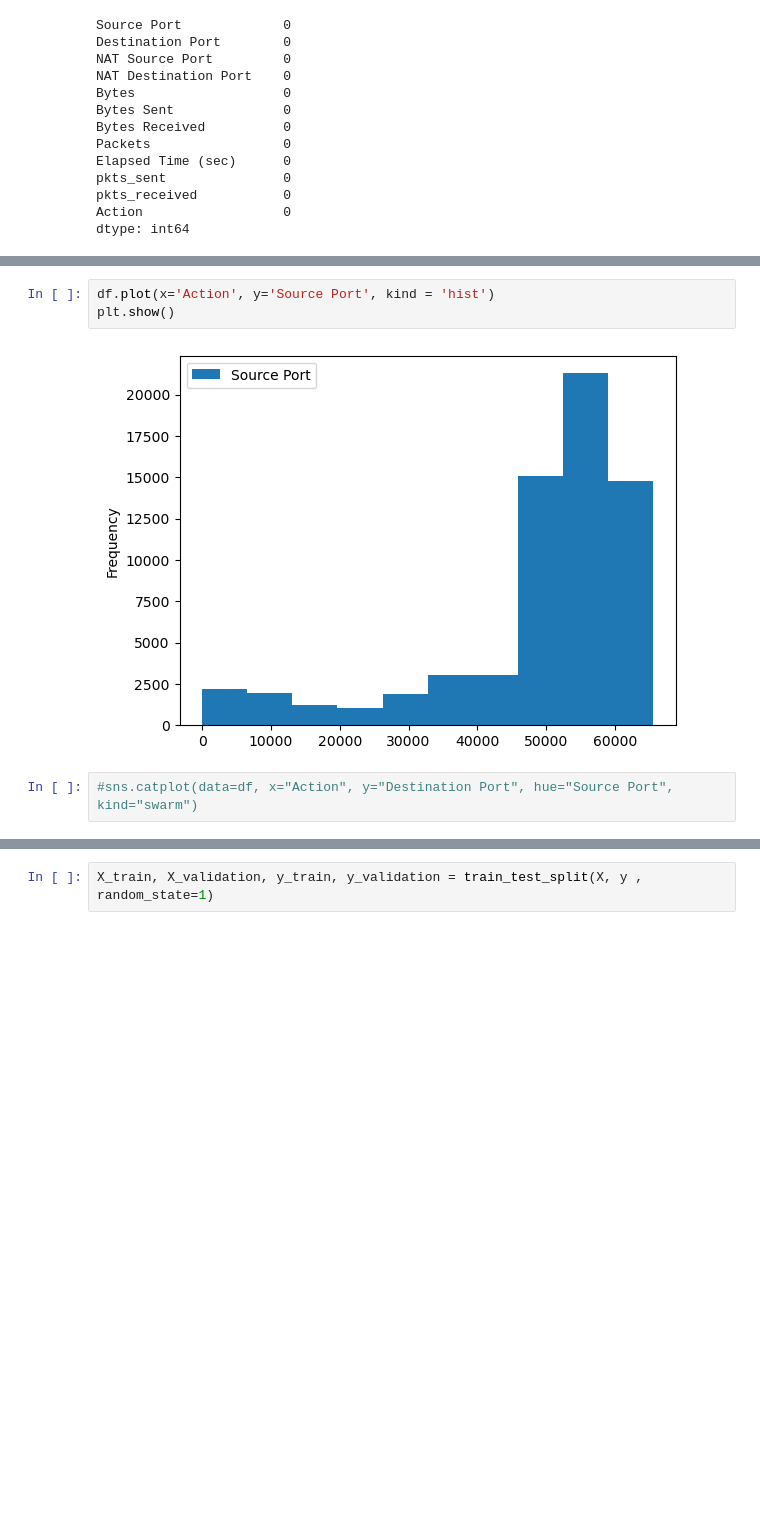
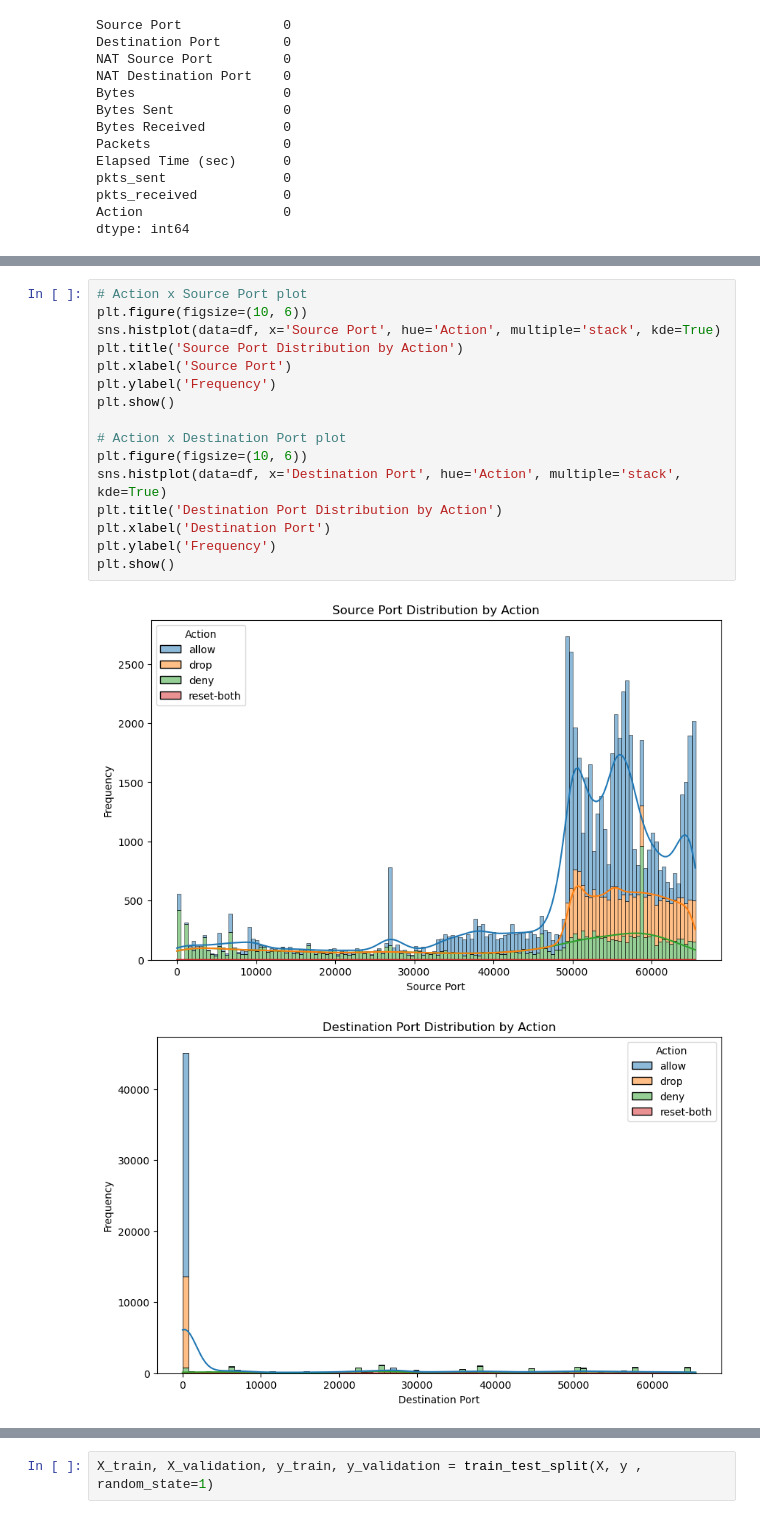
Before and after one commit to tamirisrd/ML_CA1, a Jupyter notebook: TamirisRodriguesDuarte_ML_CA1.ipynb, the cells around one changed output, grey strips where cells are left out. Drawn from its saved outputs; the diff is of its cells as text; blank space fills up the shorter version.

```diff
--- a/TamirisRodriguesDuarte_ML_CA1.ipynb
+++ b/TamirisRodriguesDuarte_ML_CA1.ipynb
@@ -111,11 +123,23 @@ df.describe()
 | 50% | 53776.500000 | 445.000000 | 8820.500000 | 53.000000 | 1.680000e+02 | 9.000000e+01 | ... |
 | 75% | 58638.000000 | 15000.000000 | 38366.250000 | 443.000000 | 7.522500e+02 | 2.100000e+02 | ... |
 | max | 65534.000000 | 65535.000000 | 65535.000000 | 65535.000000 | 1.269359e+09 | 9.484772e+08 | ... |
-# %%
-df.plot(x='Action', y='Source Port', kind = 'hist')
-plt.show()
-# %% [output]
-[figure, removed]
-# %%
-#sns.catplot(data=df, x="Action", y="Destination Port", hue="Source Port", kind="swarm")
+# %%
+# Action x Source Port plot
+plt.figure(figsize=(10, 6))
+sns.histplot(data=df, x='Source Port', hue='Action', multiple='stack', kde=True)
+plt.title('Source Port Distribution by Action')
+plt.xlabel('Source Port')
+plt.ylabel('Frequency')
+plt.show()
+
+# Action x Destination Port plot
+plt.figure(figsize=(10, 6))
+sns.histplot(data=df, x='Destination Port', hue='Action', multiple='stack', kde=True)
+plt.title('Destination Port Distribution by Action')
+plt.xlabel('Destination Port')
+plt.ylabel('Frequency')
+plt.show()
+# %% [output]
+[figure, added]
+[figure, added]
 # %%
```
Also changed, not shown: parts of 20 cells of this notebook.
